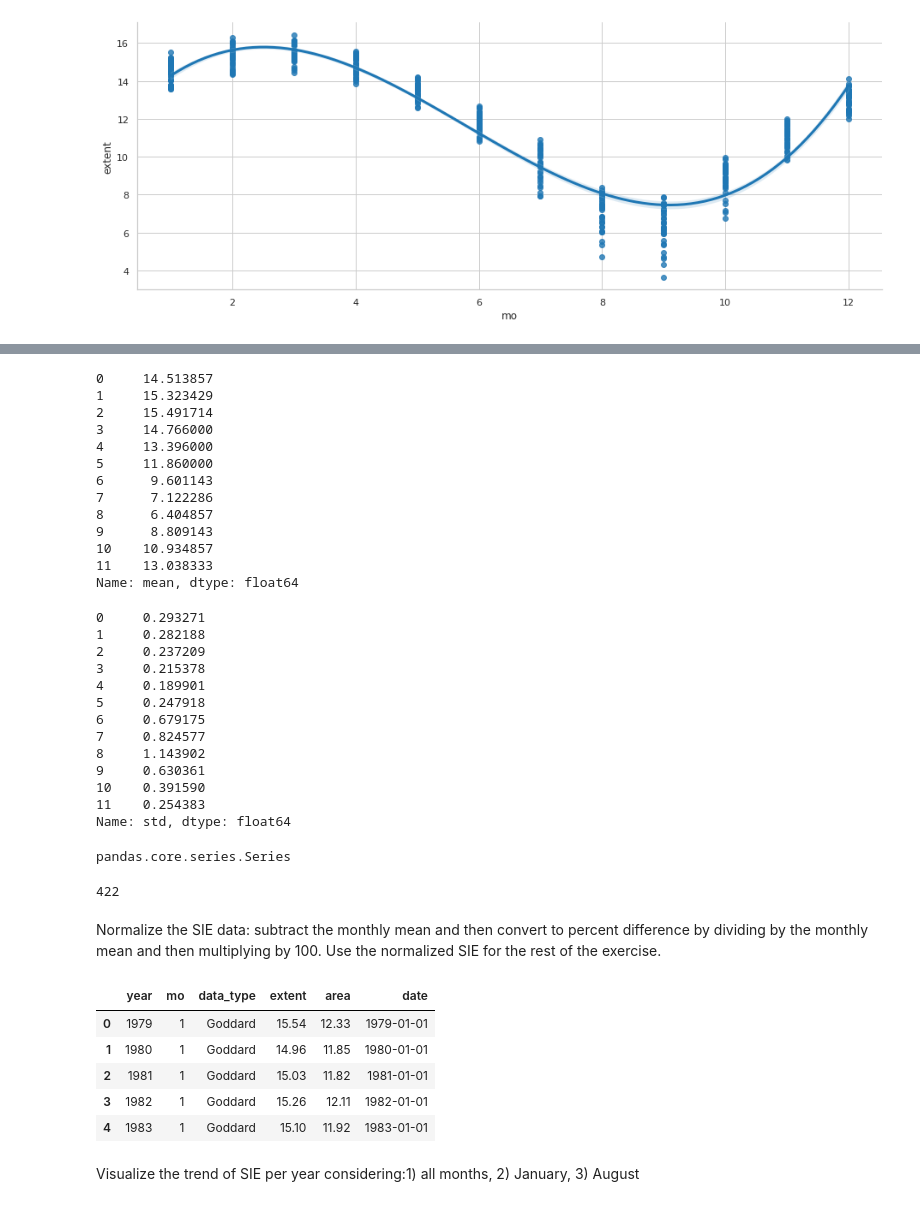
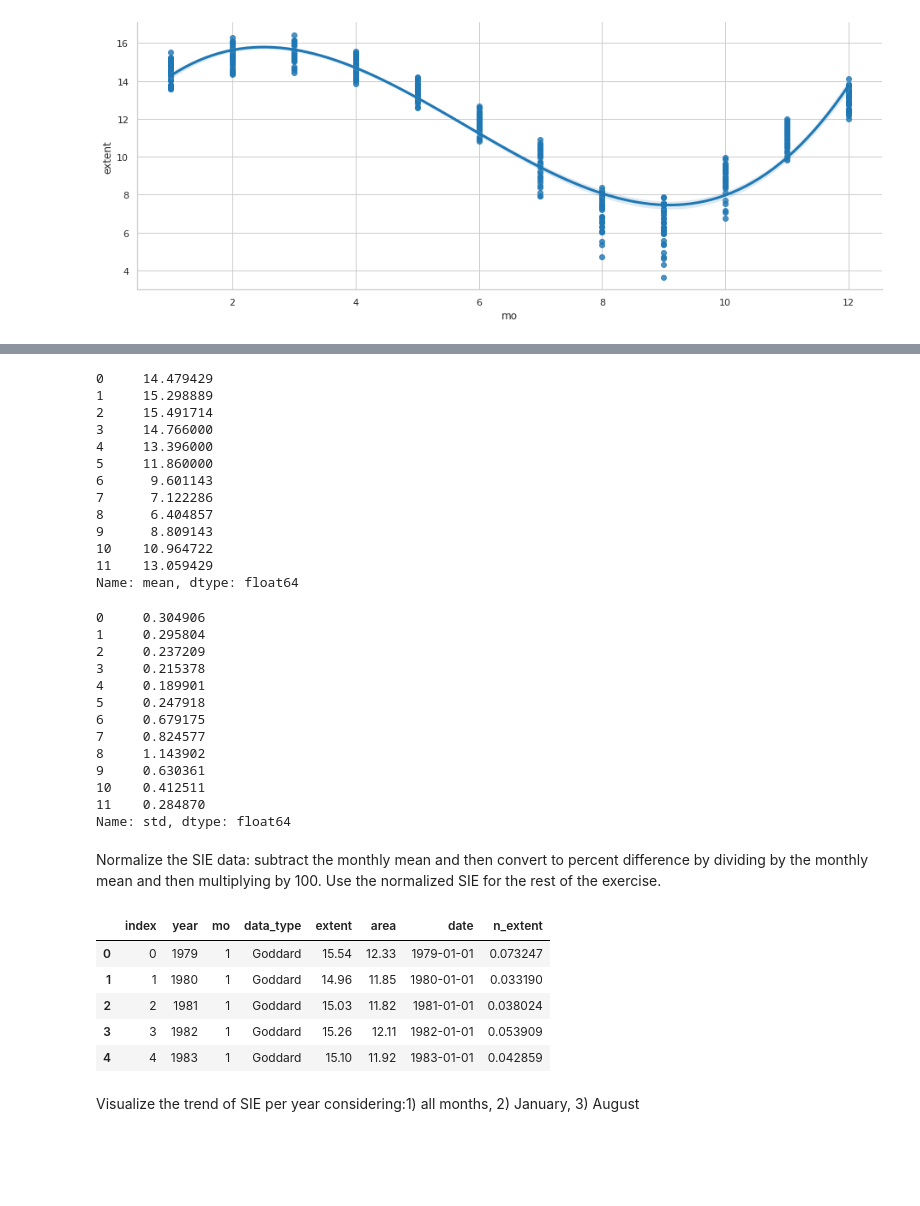
Before and after one commit to PedroCanoM/Idal_ia3, a Jupyter notebook: Sea_Ice_Extent_(1).ipynb, the cells around one changed output, grey strips where cells are left out. Cells and saved outputs as stored; diff of their text form; code cells hidden in the pictures; blank space fills up the shorter version.

```diff
--- a/Sea_Ice_Extent_(1).ipynb
+++ b/Sea_Ice_Extent_(1).ipynb
@@ -86,6 +86,9 @@ df['data_type'].value_counts()
 Goddard    409
 NRTSI-G     13
 Name: data_type, dtype: int64
+# %%
+#reiniciamos los índices
+df=df.reset_index()
 # %%
 #Buscamos outlaiers en la extent y area. Consideraremos outlaiers aquellos valores que se alejen 1.5 veces el rango intercuartílico por debajo de Q1 y por arriba de Q3
 def get_outlaiers(x):
@@ -324,7 +339,7 @@ sns.lmplot(data=df, x = 'mo', y = 'extent', height=5.2, aspect=2.5, order = 3)
 # %%
 #Finalmente obtenemos la media y la varianza de extent por cada mes.
 #Obtenemos el resumen estadístico de extent agrupado por meses:
-extent_summary = df1.groupby(['mo']).describe().extent.reset_index()
+extent_summary = df.groupby(['mo']).describe().extent.reset_index()
 extent_summary.head()
 # %% [output]
 |  | mo | count | mean | std | min | 25% | 50% | 75% | max |
@@ -336,10 +351,11 @@ extent_summary.head()
 # %%
-#Guardamos las medias
+#Guardamos las medias.
+#Como esperábamos, la mayor es la de marzo y la menor la de septiembre.
 mo_means = extent_summary['mean']
 print(mo_means)
 # %% [output]
-0     14.513857
-1     15.323429
+0     14.479429
+1     15.298889
 2     15.491714
 3     14.766000
 4     13.396000
@@ -348,16 +364,17 @@ print(mo_means)
 7      7.122286
 8      6.404857
 9      8.809143
-10    10.934857
-11    13.038333
+10    10.964722
+11    13.059429
 Name: mean, dtype: float64
 # %%
-#Guardamos las varianzas
+#Guardamos las varianzas.
+#El mes de mayor variabilidad es septiembre y el de menos es mayo.
 mo_var = extent_summary['std']**2
 print(mo_var)
 # %% [output]
-0     0.293271
-1     0.282188
+0     0.304906
+1     0.295804
 2     0.237209
 3     0.215378
 4     0.189901
@@ -366,29 +383,24 @@ print(mo_var)
 7     0.824577
 8     1.143902
 9     0.630361
-10    0.391590
-11    0.254383
+10    0.412511
+11    0.284870
 Name: std, dtype: float64
-# %%
-type(mo_means[df['mo']-1])
-# %% [output]
-pandas.core.series.Series
-# %%
-len(df)
-# %% [output]
-422
 # %% [markdown]
 Normalize the SIE data: subtract the monthly mean and then convert to percent difference by dividing by the monthly mean and then multiplying by 100. Use the normalized SIE for the rest of the exercise.
+# %%
+#Obtenemos las medias de extent por mes correspondientes a cada fila de df
+mo_means_df=mo_means[df['mo']-1].values
 # %%
 #Añadimos una nueva columna al dataframe con extent normalizado.
-#df['n_extent'] = (df['extent']- mo_means[df['mo']-1])/mo_means[df['mo']-1]
+df['n_extent'] = (df['extent']- mo_means_df)/mo_means_df
 df.head()
 # %% [output]
-|  | year | mo | data_type | extent | area | date |
-| 0 | 1979 | 1 | Goddard | 15.54 | 12.33 | 1979-01-01 |
-| 1 | 1980 | 1 | Goddard | 14.96 | 11.85 | 1980-01-01 |
-| 2 | 1981 | 1 | Goddard | 15.03 | 11.82 | 1981-01-01 |
-| 3 | 1982 | 1 | Goddard | 15.26 | 12.11 | 1982-01-01 |
-| 4 | 1983 | 1 | Goddard | 15.10 | 11.92 | 1983-01-01 |
+|  | index | year | mo | data_type | extent | area | date | n_extent |
+| 0 | 0 | 1979 | 1 | Goddard | 15.54 | 12.33 | 1979-01-01 | 0.073247 |
+| 1 | 1 | 1980 | 1 | Goddard | 14.96 | 11.85 | 1980-01-01 | 0.033190 |
+| 2 | 2 | 1981 | 1 | Goddard | 15.03 | 11.82 | 1981-01-01 | 0.038024 |
+| 3 | 3 | 1982 | 1 | Goddard | 15.26 | 12.11 | 1982-01-01 | 0.053909 |
+| 4 | 4 | 1983 | 1 | Goddard | 15.10 | 11.92 | 1983-01-01 | 0.042859 |
 # %% [markdown]
 Visualize the trend of SIE per year considering:1) all months, 2) January, 3) August
```
Also changed, not shown: parts of 9 cells of this notebook.
